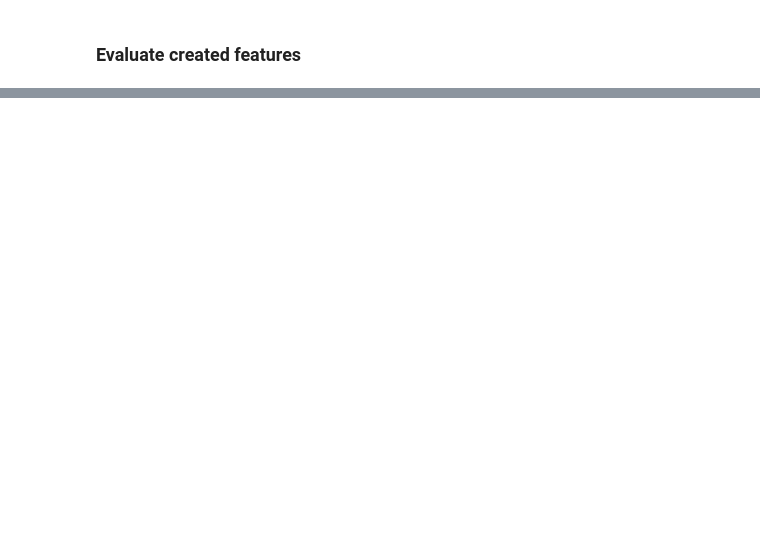
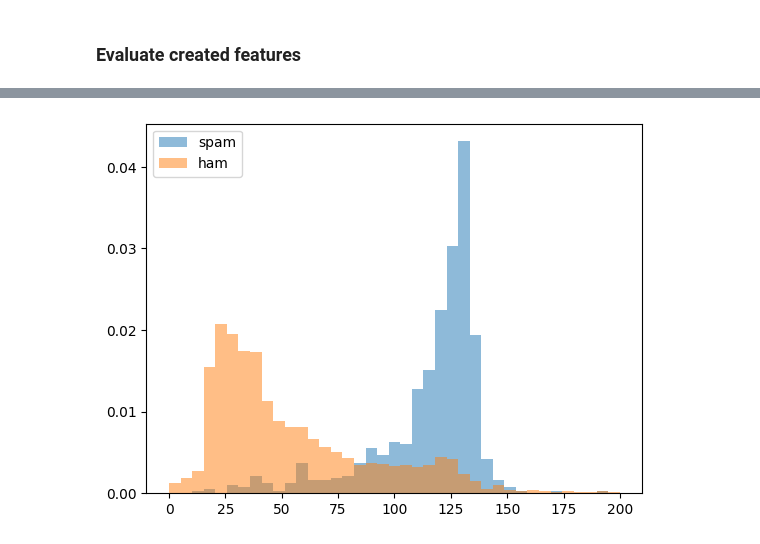
Before and after one commit to leahjia/Ex_Files_NLP_Python_ML_EssT, a Jupyter notebook: Exercise Files/Ch04/04_02_feature_creation/Start/04_02.ipynb, the cells around one changed output, grey strips where cells are left out. Drawn from its saved outputs; the diff is of its cells as text; code cells hidden in the pictures; blank space fills up the shorter version.

```diff
--- a/Exercise Files/Ch04/04_02_feature_creation/Start/04_02.ipynb
+++ b/Exercise Files/Ch04/04_02_feature_creation/Start/04_02.ipynb
@@ -13,2 +10,6 @@ Intel MKL WARNING: Support of Intel(R) Streaming SIMD Extensions 4.2 (Intel(R) S
 # %% [markdown]
 ### Create feature for text message length
+# %%
+data['body_len'] = data['body_text'].apply(lambda x: len(x) - x.count(" "))
+
+data.head()
@@ -18,0 +25,11 @@ import string
+# %%
+import string
+
+# will return percentage
+def count_punctuation(text):
+    ct = sum([1 for ch in text if ch in string.punctuation])
+    return round(ct / (len(text) - text.count(" ")), 3) * 100
+
+data['punct%'] = data['body_text'].apply(lambda x: count_punctuation(x))
+
+data.head()
@@ -26,0 +49,23 @@ ModuleNotFoundError: No module named 'matplotlib'
+# %%
+# goal: see if we can find new info for us to distinguish spam from non-spam
+# we're gonna look at spam and non-spam histograms
+
+# return an array with 40 evenly spaced numbers in [, 200]
+bins = np.linspace(0, 200, 40)
+
+pyplot.hist(data[data['label']=='spam']['body_len'],
+            bins,
+            alpha=.5,
+            density=True,
+            label='spam')
+
+pyplot.hist(data[data['label']=='ham']['body_len'],
+            bins,
+            alpha=.5,
+            density=True,
+            label='ham')
+
+pyplot.legend(loc='upper left')
+pyplot.show()
+# %% [output]
+[figure, added]
```
Also changed, not shown: parts of 7 cells of this notebook.
